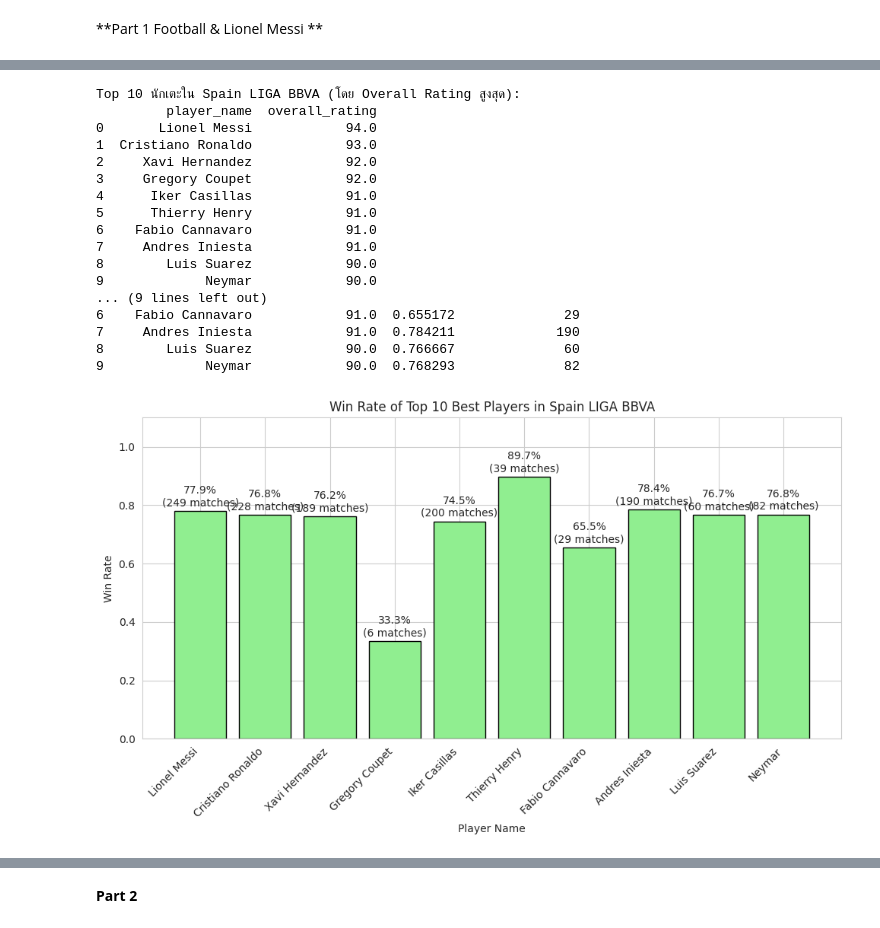
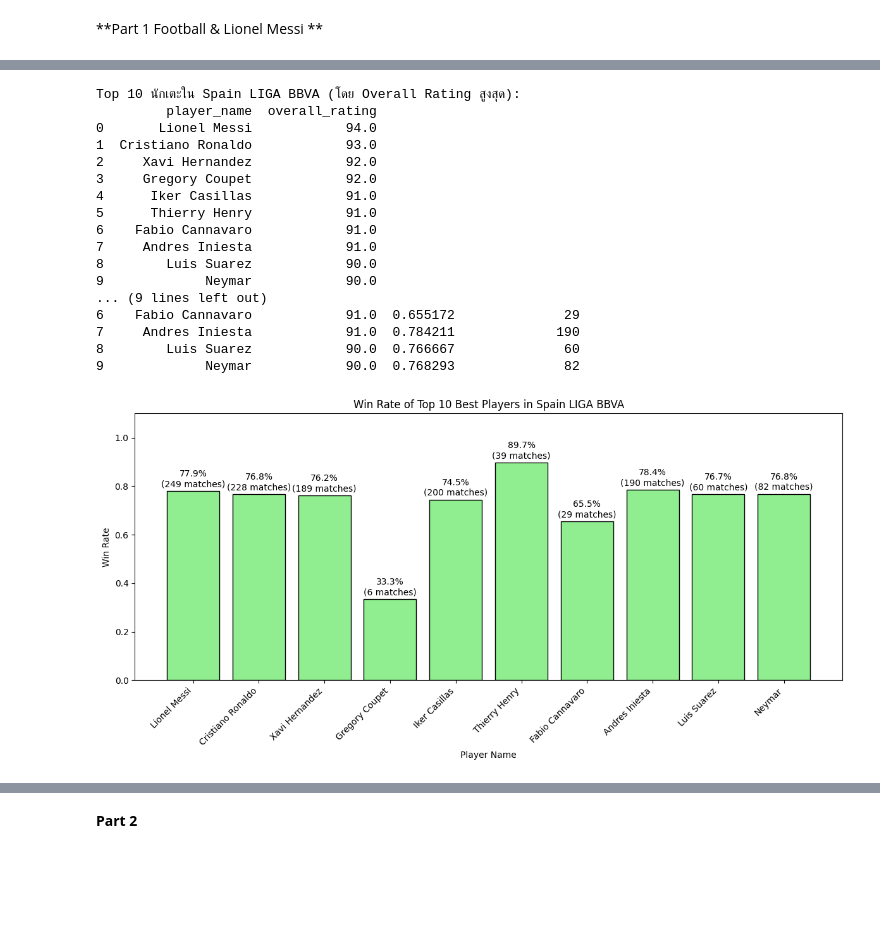
Before and after one commit to Thunyawat2543/European-soccer-, a Jupyter notebook: mini_project.ipynb, the cells around one changed output, grey strips where cells are left out. Saved outputs shown, nothing was run; the diff lists cells and outputs as text; code cells hidden in the pictures; blank space fills up the shorter version.

```diff
--- a/mini_project.ipynb
+++ b/mini_project.ipynb
@@ -488,37 +439,37 @@ print("\nTop 10 นักเตะพร้อม win rate:")
 print(top10_spain[['player_name', 'overall_rating', 'win_rate', 'matches_played']])
 
 # วาดกราฟแท่งแสดง win rate ของ Top 10
-plt.figure(figsize=(10, 6))
+plt.figure(figsize=(12, 6))
 bars = plt.bar(top10_spain['player_name'], top10_spain['win_rate'], color='lightgreen', edgecolor='black')
 for i, bar in enumerate(bars):
     height = bar.get_height()
     plt.text(bar.get_x() + bar.get_width()/2, height + 0.01,
              f"{top10_spain['win_rate'].iloc[i]*100:.1f}%\n({top10_spain['matches_played'].iloc[i]} matches)",
              ha='center', va='bottom', fontsize=10)
 
 plt.title("Win Rate of Top 10 Best Players in Spain LIGA BBVA")
 plt.xlabel("Player Name")
 plt.ylabel("Win Rate")
 plt.ylim(0, 1.1)  # กำหนดแกน y จาก 0 ถึง 1.1 เพื่อรองรับ label
 plt.xticks(rotation=45, ha='right')
 plt.tight_layout()
 plt.show()
 # %% [output]
 Top 10 นักเตะใน Spain LIGA BBVA (โดย Overall Rating สูงสุด):
          player_name  overall_rating
 0       Lionel Messi            94.0
 1  Cristiano Ronaldo            93.0
 2     Xavi Hernandez            92.0
 3     Gregory Coupet            92.0
 4      Iker Casillas            91.0
 5      Thierry Henry            91.0
 6    Fabio Cannavaro            91.0
 7     Andres Iniesta            91.0
 8        Luis Suarez            90.0
 9             Neymar            90.0
 ... (9 lines left out)
 6    Fabio Cannavaro            91.0  0.655172              29
 7     Andres Iniesta            91.0  0.784211             190
 8        Luis Suarez            90.0  0.766667              60
 9             Neymar            90.0  0.768293              82
-[figure, old version]
+[figure, new version]
```
Also changed, not shown: parts of 7 cells of this notebook.
